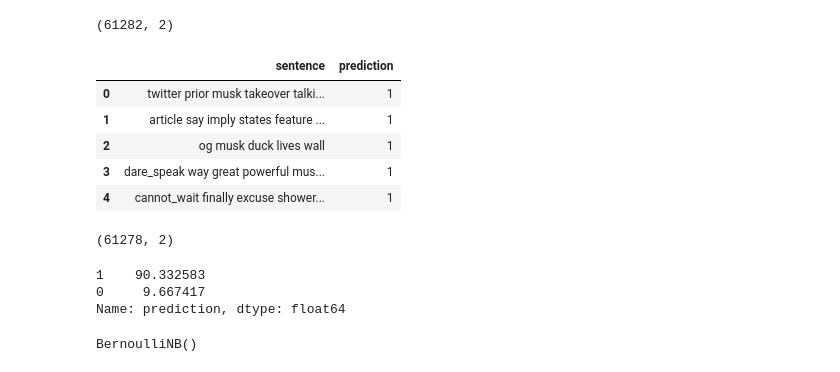
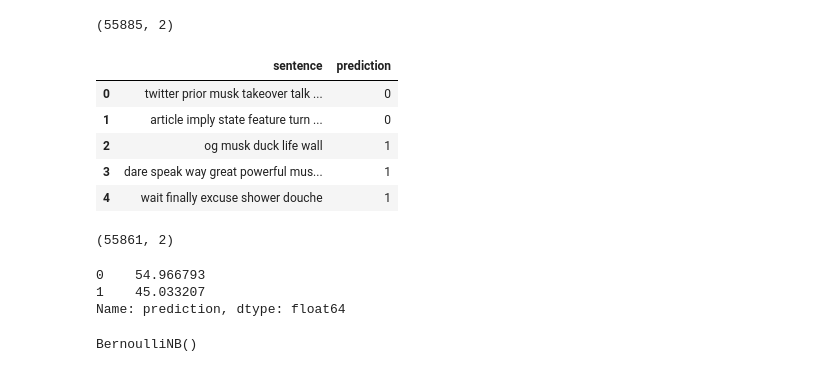
Before and after one commit to tobusiek/ZUM_NLP, a Jupyter notebook: classic_algorithms.ipynb, the cells around one changed output. Drawn from its saved outputs; the diff is of its cells as text; code cells hidden in the pictures.

```diff
--- a/classic_algorithms.ipynb
+++ b/classic_algorithms.ipynb
@@ -1,32 +1,32 @@
 # %%
 import pandas as pd
 import numpy as np
 from sklearn.feature_extraction.text import TfidfVectorizer
 from sklearn.model_selection import train_test_split
 from sklearn.naive_bayes import BernoulliNB
 from sklearn.metrics import confusion_matrix, classification_report
-df = pd.read_csv('labeled_data.csv', index_col=0)
+df = pd.read_csv('text_with_label.csv', index_col=0)
 
 print(df.shape)
 df.head(5)
 # %% [output]
-(61282, 2)
+(55885, 2)
 |  | sentence | prediction |
-| 0 | twitter prior musk takeover talki... | 1 |
-| 1 | article say imply states feature ... | 1 |
-| 2 | og musk duck lives wall | 1 |
-| 3 | dare_speak way great powerful mus... | 1 |
-| 4 | cannot_wait finally excuse shower... | 1 |
+| 0 | twitter prior musk takeover talk ... | 0 |
+| 1 | article imply state feature turn ... | 0 |
+| 2 | og musk duck life wall | 1 |
+| 3 | dare speak way great powerful mus... | 1 |
+| 4 | wait finally excuse shower douche | 1 |
 # %%
 df.dropna(inplace=True)
 df.shape
 # %% [output]
-(61278, 2)
+(55861, 2)
 # %%
 df['prediction'].value_counts()/df.shape[0] * 100
 # %% [output]
-1    90.332583
-0     9.667417
+0    54.966793
+1    45.033207
 Name: prediction, dtype: float64
 # %%
 X_train, X_test, y_train, y_test = train_test_split(df.sentence, df.prediction, test_size=0.1, stratify=df.prediction, random_state=42)
```
Also changed, not shown: parts of 14 cells of this notebook, 1 other file.
